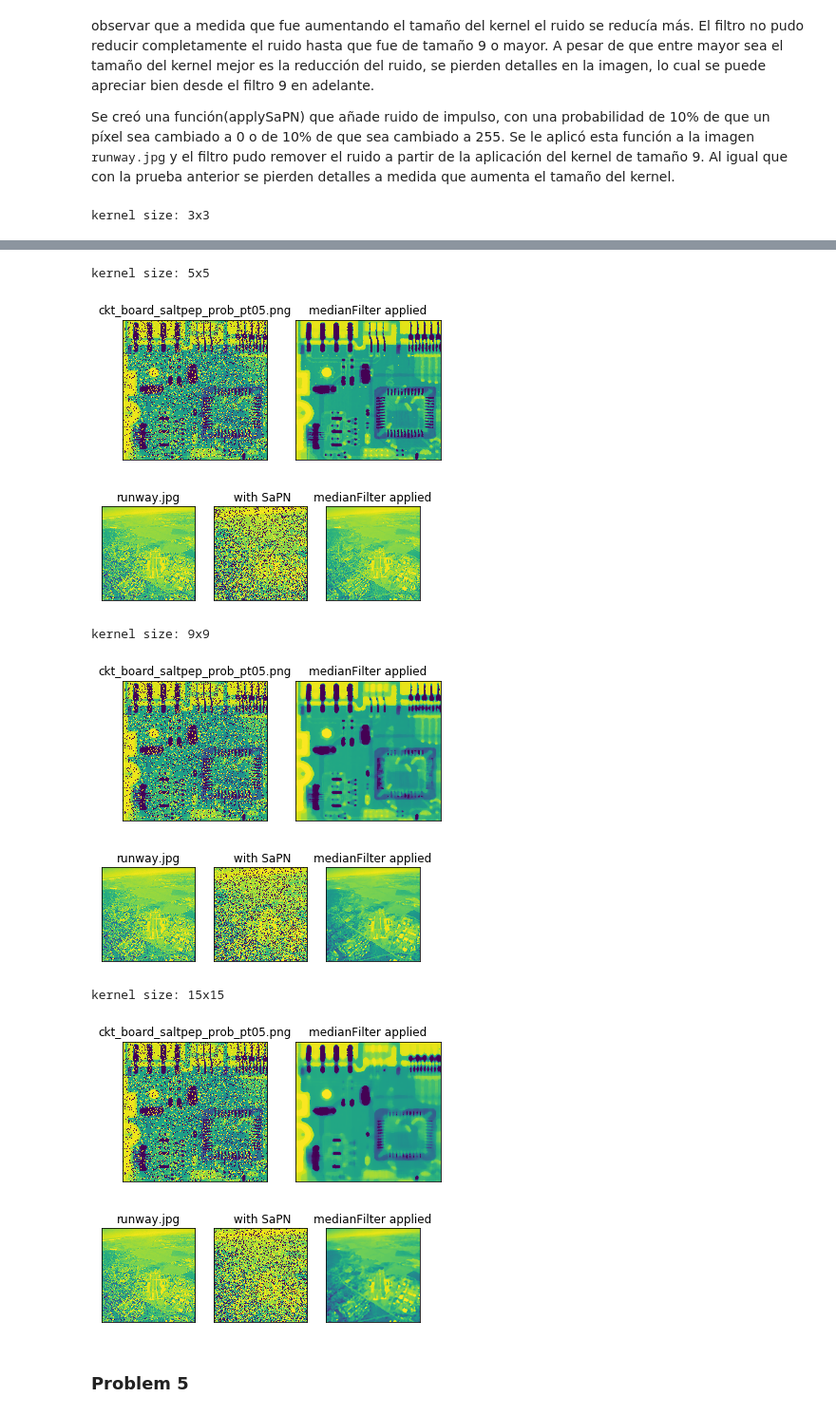
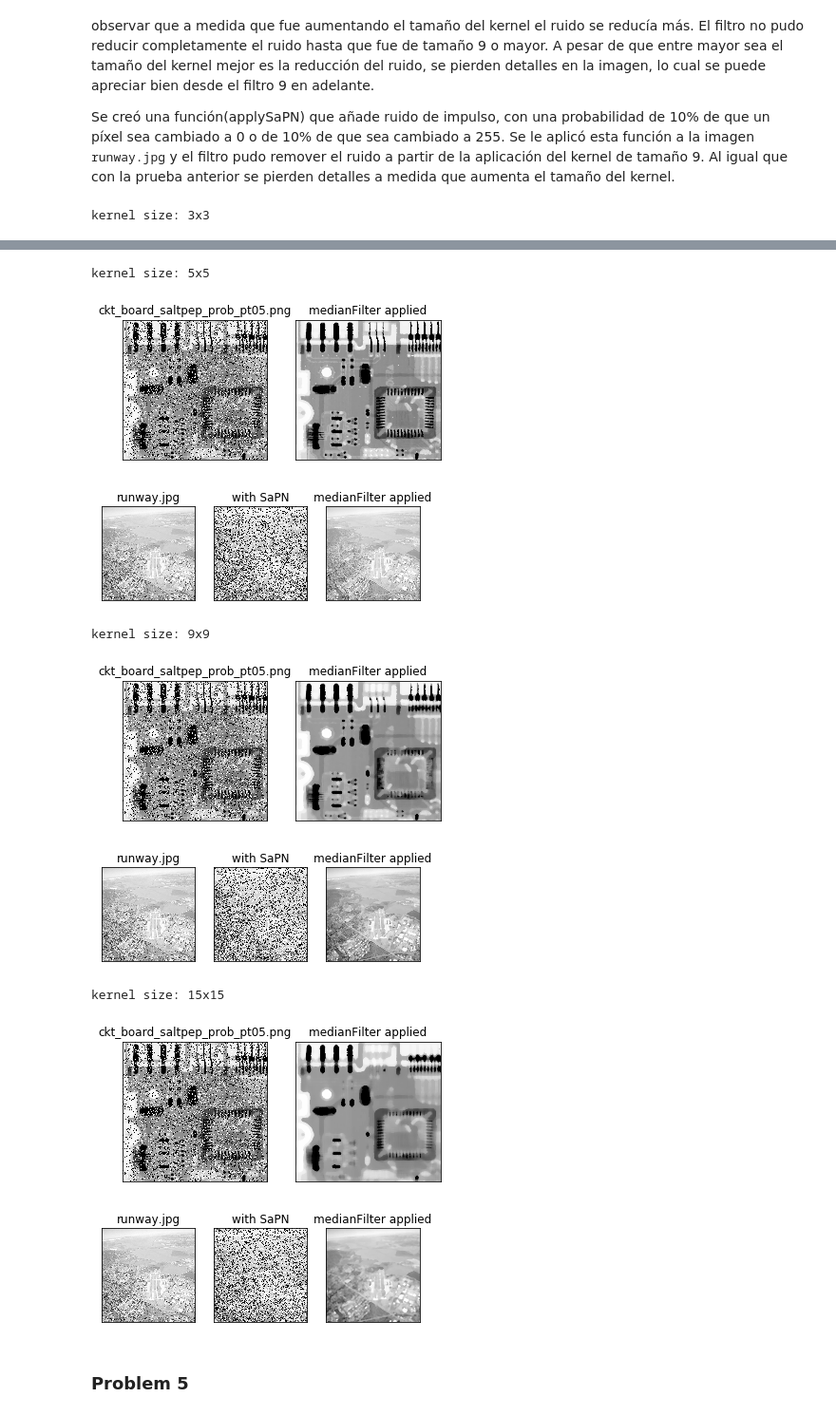
Before and after one commit to karolaya/PDI, a Jupyter notebook: PS-02/ProblemSet2.ipynb, the cells around one changed output, grey strips where cells are left out. Shown at 95% size. Cells and saved outputs as stored; diff of their text form; code cells hidden in the pictures.

Commit message:
change to gray scale image 4th point

```diff
--- a/PS-02/ProblemSet2.ipynb
+++ b/PS-02/ProblemSet2.ipynb
@@ -288,9 +288,9 @@ for n in [3,5,9,15]:
     k = 4
     img_mf = cv2.medianBlur(rg(files[k]),n)
 
-    mplt.subplot(121),mplt.imshow(rg(files[k])),mplt.title(files[k])
+    mplt.subplot(121),mplt.imshow(rg(files[k]), cmap = 'gray'),mplt.title(files[k])
     mplt.xticks([]), mplt.yticks([])
-    mplt.subplot(122),mplt.imshow(img_mf),mplt.title('medianFilter applied')
+    mplt.subplot(122),mplt.imshow(img_mf, cmap = 'gray'),mplt.title('medianFilter applied')
     mplt.xticks([]), mplt.yticks([])
     mplt.show()
 
@@ -298,11 +298,11 @@ for n in [3,5,9,15]:
     img_sapn = applySaPN(rg(files[c]),10)
     img_mf = cv2.medianBlur(img_sapn,n)
 
-    mplt.subplot(131),mplt.imshow(rg(files[c])),mplt.title(files[c])
+    mplt.subplot(131),mplt.imshow(rg(files[c]), cmap = 'gray'),mplt.title(files[c])
     mplt.xticks([]), mplt.yticks([])
-    mplt.subplot(132),mplt.imshow(img_sapn),mplt.title(' with SaPN')
+    mplt.subplot(132),mplt.imshow(img_sapn, cmap = 'gray'),mplt.title('with SaPN')
     mplt.xticks([]), mplt.yticks([])
-    mplt.subplot(133),mplt.imshow(img_mf),mplt.title('medianFilter applied')
+    mplt.subplot(133),mplt.imshow(img_mf, cmap = 'gray'),mplt.title('medianFilter applied')
     mplt.xticks([]), mplt.yticks([])
     mplt.show()
 # %% [output]
@@ -312,12 +312,12 @@ kernel size: 3x3
 kernel size: 5x5
-[figure, old version]
+[figure, new version]
-[figure, old version]
+[figure, new version]
 kernel size: 9x9
-[figure, old version]
+[figure, new version]
-[figure, old version]
+[figure, new version]
 kernel size: 15x15
-[figure, old version]
+[figure, new version]
-[figure, old version]
+[figure, new version]
 # %% [markdown]
 ### Problem 5
 # %% [markdown]
```
Also changed, not shown: parts of 1 cell of this notebook.
